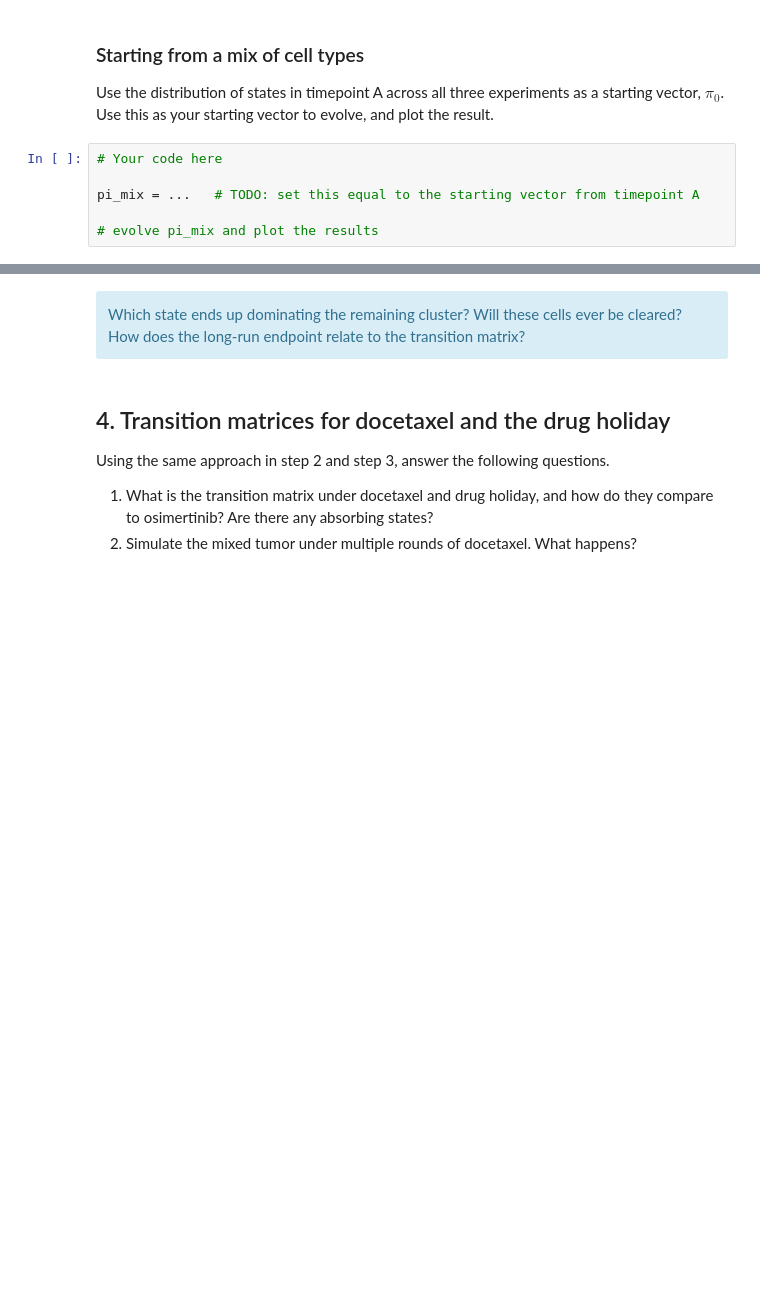
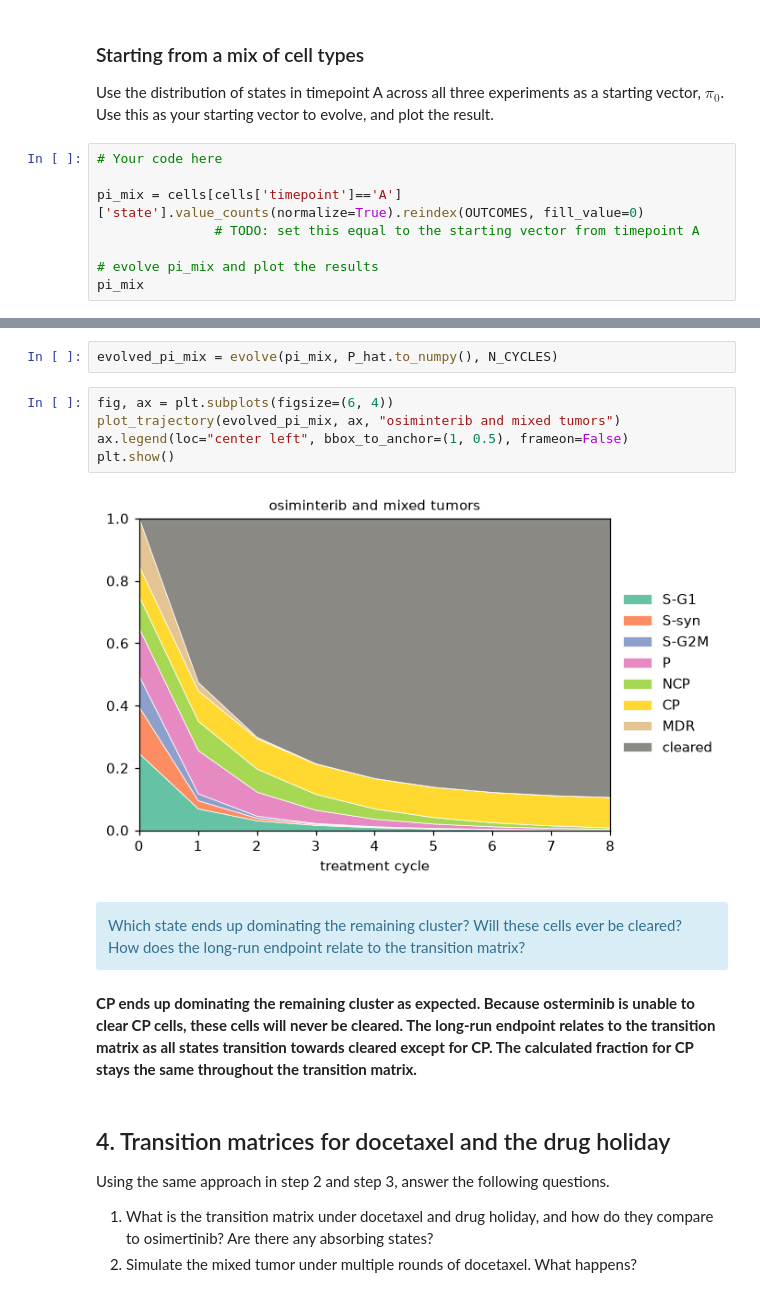
Before and after one commit to jackkovach1/UU_F26_templates, a Jupyter notebook: Week10/thursday_lab/Lab09_markov_chain.ipynb, the cells around one changed output, grey strips where cells are left out. Cells and saved outputs as stored; diff of their text form; blank space fills up the shorter version.

```diff
--- a/Week10/thursday_lab/Lab09_markov_chain.ipynb
+++ b/Week10/thursday_lab/Lab09_markov_chain.ipynb
@@ -225,6 +317,8 @@ Use the distribution of states in timepoint A across all three experiments as a
 # %%
 # Your code here
 
-pi_mix = ...   # TODO: set this equal to the starting vector from timepoint A
+pi_mix = cells[cells['timepoint']=='A']['state'].value_counts(normalize=True).reindex(OUTCOMES, fill_value=0)
+               # TODO: set this equal to the starting vector from timepoint A
 
 # evolve pi_mix and plot the results
+pi_mix
@@ -231,5 +336,16 @@ pi_mix = ...   # TODO: set this equal to the starting vector from timepoint A
+# %%
+evolved_pi_mix = evolve(pi_mix, P_hat.to_numpy(), N_CYCLES)
+# %%
+fig, ax = plt.subplots(figsize=(6, 4))
+plot_trajectory(evolved_pi_mix, ax, "osiminterib and mixed tumors")
+ax.legend(loc="center left", bbox_to_anchor=(1, 0.5), frameon=False)
+plt.show()
+# %% [output]
+[figure, added]
 # %% [markdown]
 <div class = "alert alert-info"> Which state ends up dominating the remaining cluster? Will these cells ever be cleared? How does the long-run endpoint relate to the transition matrix?</div>
+# %% [markdown]
+**CP ends up dominating the remaining cluster as expected. Because osterminib is unable to clear CP cells, these cells will never be cleared. The long-run endpoint relates to the transition matrix as all states transition towards cleared except for CP. The calculated fraction for CP stays the same throughout the transition matrix.**
 # %% [markdown]
 ## 4. Transition matrices for docetaxel and the drug holiday
 
```
Also changed, not shown: parts of 39 cells of this notebook.
